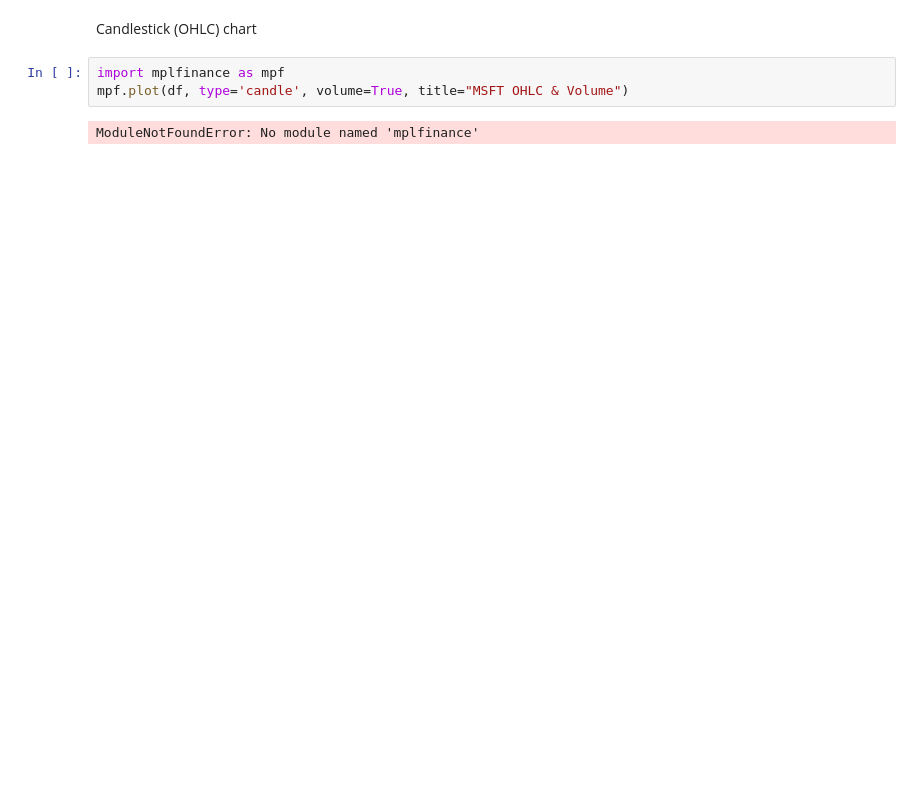
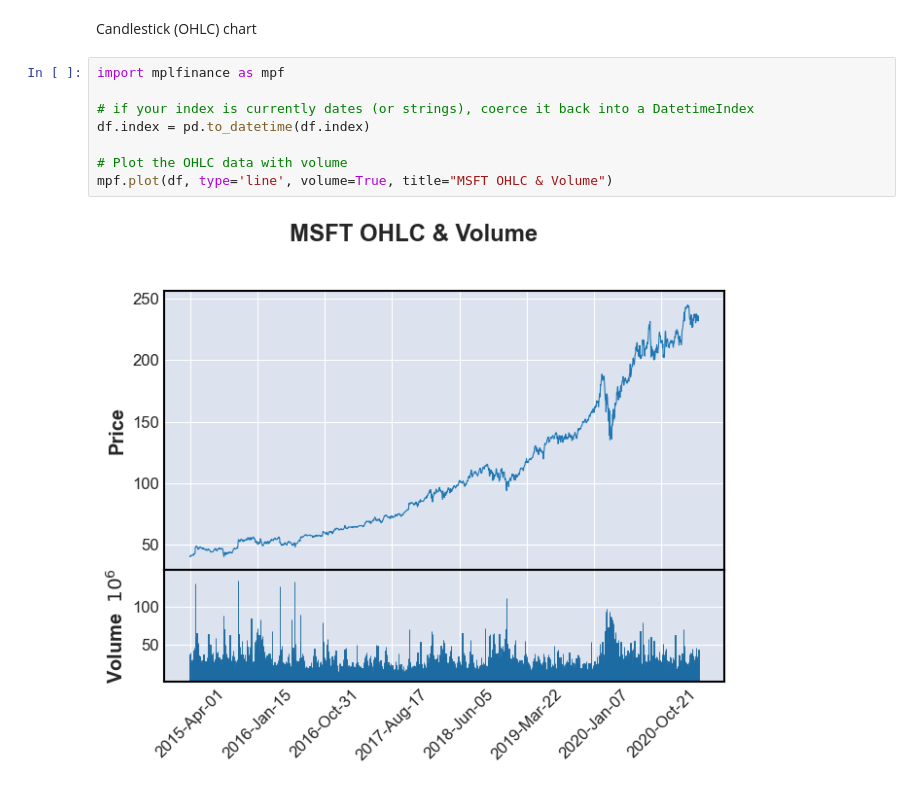
Before and after one commit to johnpospisil/Microsoft-Stock, a Jupyter notebook: microsoft-stock-time-series-analysis.ipynb, the cells around one changed output. Cells and saved outputs as stored; diff of their text form; blank space fills up the shorter version.

```diff
--- a/microsoft-stock-time-series-analysis.ipynb
+++ b/microsoft-stock-time-series-analysis.ipynb
@@ -80,6 +77,11 @@ df['Close'].plot(figsize=(12,6), title="MSFT Closing Price")
 Candlestick (OHLC) chart
 # %%
 import mplfinance as mpf
-mpf.plot(df, type='candle', volume=True, title="MSFT OHLC & Volume")
+
+# if your index is currently dates (or strings), coerce it back into a DatetimeIndex
+df.index = pd.to_datetime(df.index)
+
+# Plot the OHLC data with volume
+mpf.plot(df, type='line', volume=True, title="MSFT OHLC & Volume")
 # %% [output]
-ModuleNotFoundError: No module named 'mplfinance'
+[figure, added]
```
Also changed, not shown: parts of 20 cells of this notebook, 1 other file.
